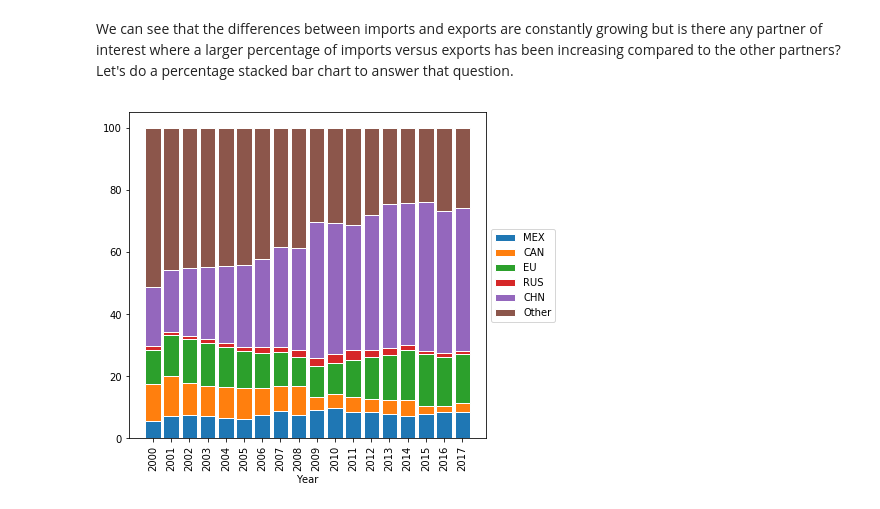
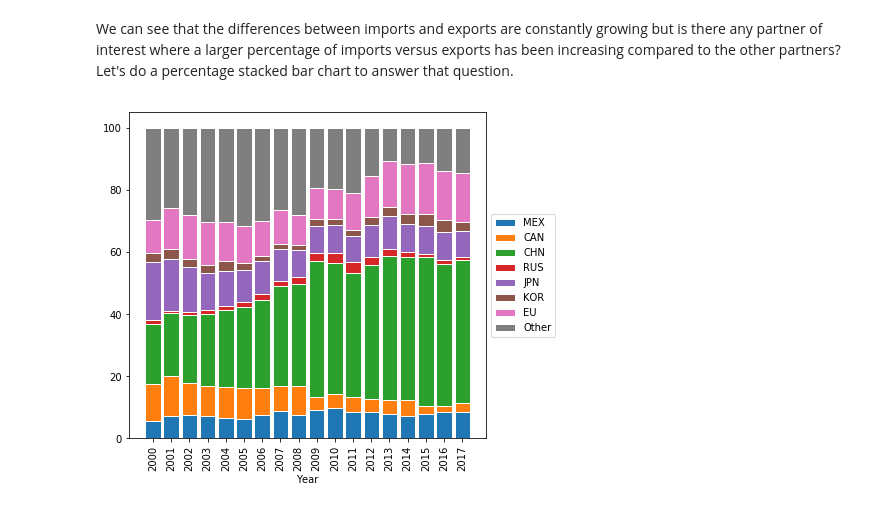
Before and after one commit to marks6i/project-one, a Jupyter notebook: Analysis_1/Difference_and_Scale.ipynb, the cells around one changed output. Saved outputs shown, nothing was run; the diff lists cells and outputs as text; code cells hidden in the pictures.

Commit message:
Added Japan and Korea to list of selected partners. Also made it easy to add additional partners.

```diff
--- a/Analysis_1/Difference_and_Scale.ipynb
+++ b/Analysis_1/Difference_and_Scale.ipynb
@@ -123,7 +129,7 @@ a larger percentage of imports versus exports has been increasing compared to th
 stacked bar chart to answer that question.
 # %%
 # Data
-another_partner_list = ['MEX','CAN','EU','RUS','CHN','Other']
+another_partner_list = all_df.Partner.unique().tolist()
 partner_pct_dict = {}
 
 WLD_df = data_df[data_df.Partner == 'WLD']
@@ -132,31 +138,31 @@ WLD_df = data_df[data_df.Partner == 'WLD']
 for partner in another_partner_list:
     partner_df = data_df[data_df.Partner == partner]
     partner_pct_dict[partner] = [i * 100 / j for i,j in zip(partner_df['Difference'], WLD_df['Difference'])]
 
 # plot
 barWidth = 0.85
 
 year_list   = [year for year in np.arange(min_year, max_year+1, 1)]
 bottom_list = [0.0  for year in year_list]
 
 fig_diff_stacked, ax_diff_stacked = plt.subplots(figsize=(8,6))
 
 for partner in another_partner_list:
     ax_diff_stacked.bar(year_list, partner_pct_dict[partner], bottom=bottom_list, edgecolor='white', width=barWidth, label=partner)
     bottom_list = [i+j for i,j in zip(bottom_list, partner_pct_dict[partner])]
 
 # Shrink current axis by 20%
 box = ax_diff_stacked.get_position()
 ax_diff_stacked.set_position([box.x0, box.y0, box.width * 0.8, box.height])
 
 # Put a legend to the right of the current axis
 ax_diff_stacked.legend(loc='center left', bbox_to_anchor=(1, 0.5))
 
 # Custom x axis
 plt.xticks(year_list, rotation=90)
 plt.xlabel("Year")
 
 # Show graphic
 plt.show()
 # %% [output]
-[figure, old version]
+[figure, new version]
```
Also changed, not shown: parts of 7 cells of this notebook, 2 other files.
